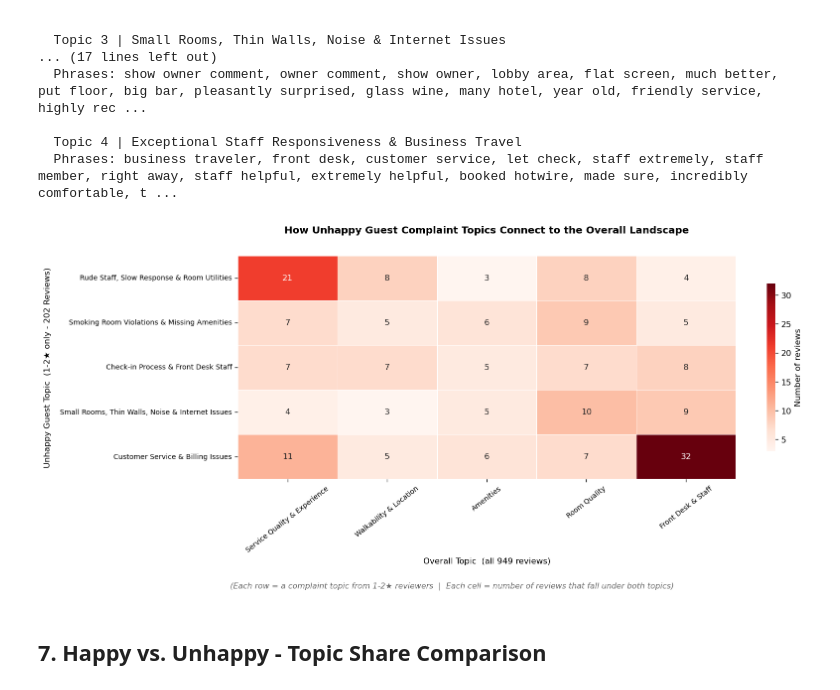
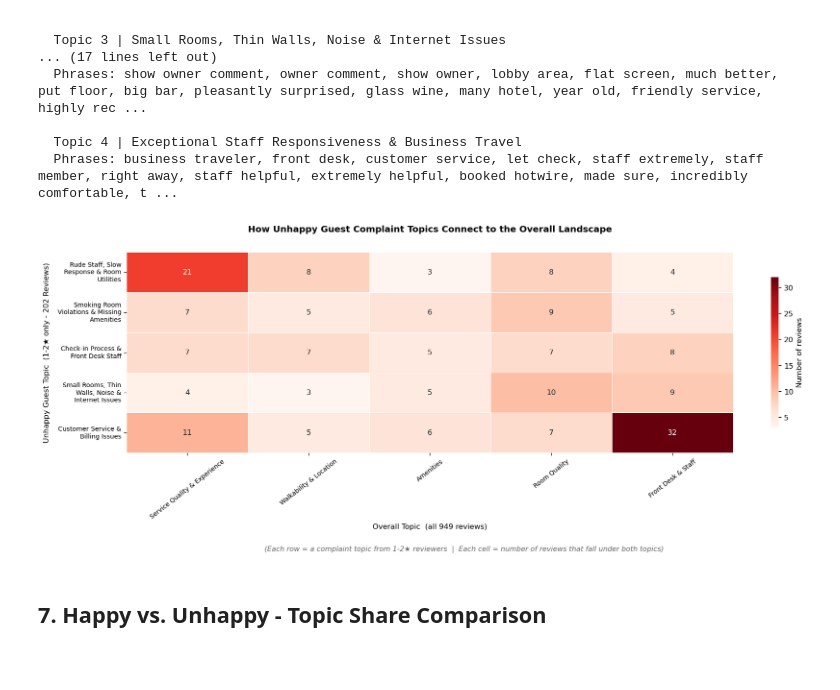
Before and after one commit to jtmcginley123/languageanalytics, a Jupyter notebook: Justus/hotel_topic_modeling.ipynb, the cells around one changed output. Drawn from its saved outputs; the diff is of its cells as text; code cells hidden in the pictures; blank space fills up the shorter version.

```diff
--- a/Justus/hotel_topic_modeling.ipynb
+++ b/Justus/hotel_topic_modeling.ipynb
@@ -181,16 +181,22 @@ def preprocess(text):
 
 df['clean_text'] = df['reviewContent'].apply(preprocess)
 
-# add wordcloud for happy and unhappy reviews
-fig, axes = plt.subplots(1, 3, figsize=(18, 5))
-fig.suptitle('Word Clouds by Sentiment Segment',
+# Word clouds using bigram frequencies
+fig, axes = plt.subplots(1, 2, figsize=(12, 5))
+fig.suptitle('Word Clouds by Sentiment Segment (bigrams)',
              fontsize=14, fontweight='bold', y=1.01)
-segments = ['unhappy', 'neutral', 'happy']
+segments = ['unhappy', 'happy']
 for i, seg in enumerate(segments):
-    text = ' '.join(df[df['sentiment'] == seg]['clean_text'])
+    texts = df[df['sentiment'] == seg]['clean_text'].tolist()
+
+    # Build bigram frequency dict for this segment
+    vec = CountVectorizer(ngram_range=(2, 2), max_features=200)
+    dtm = vec.fit_transform(texts)
+    freqs = dict(zip(vec.get_feature_names_out(), dtm.sum(axis=0).A1))
+
     wc = wordcloud.WordCloud(width=600, height=400, background_color='white',
                    colormap='Reds' if seg == 'unhappy' else 'Greens' if seg == 'happy' else 'Greys',
-                   max_words=100).generate(text)
+                   max_words=100).generate_from_frequencies(freqs)
     axes[i].imshow(wc, interpolation='bilinear')
     axes[i].set_title(f'{seg.capitalize()} Reviews', fontsize=12, fontweight='bold')
     axes[i].axis('off')
@@ -373,6 +379,8 @@ print_topics(lda_happy, vec_happy.get_feature_names_out(), TOPIC_LABELS_HAPPY)
   Topic 4 | Exceptional Staff Responsiveness & Business Travel
   Phrases: business traveler, front desk, customer service, let check, staff extremely, staff member, right away, staff helpful, extremely helpful, booked hotwire, made sure, incredibly comfortable, t ...
 # %%
+import textwrap
+
 # Map each unhappy review's segment topic → its corresponding overall topic
 df_unhappy_viz = df_unhappy.copy()
 df_unhappy_viz['seg_topic']       = lda_unhappy.transform(dtm_unhappy).argmax(axis=1)
@@ -384,37 +392,41 @@ crosstab = pd.crosstab(df_unhappy_viz['seg_topic_label'], df_unhappy_viz['all_to
 
 # Order rows by unhappy topic index; order columns to match the bar chart (TOPIC_LABELS_ALL order)
 row_order = [TOPIC_LABELS_UNHAPPY[i] for i in sorted(TOPIC_LABELS_UNHAPPY) if TOPIC_LABELS_UNHAPPY[i] in crosstab.index]
 col_order = [TOPIC_LABELS_ALL[i]     for i in sorted(TOPIC_LABELS_ALL)     if TOPIC_LABELS_ALL[i]     in crosstab.columns]
 crosstab  = crosstab.reindex(index=row_order, columns=col_order)
 
-fig, ax = plt.subplots(figsize=(14, 6))
+fig, ax = plt.subplots(figsize=(16, 6))
 sns.heatmap(
     crosstab,
     annot=True, fmt='d', cmap='Reds',
     linewidths=0.6, linecolor='white',
     cbar_kws={'label': 'Number of reviews', 'shrink': 0.75},
     ax=ax
 )
 
+# Wrap y-axis tick labels at 22 characters
+wrapped_ylabels = [textwrap.fill(lbl.get_text(), width=22) for lbl in ax.get_yticklabels()]
+ax.set_yticklabels(wrapped_ylabels, fontsize=8.5, va='center')
+
 ax.set_title(
     'How Unhappy Guest Complaint Topics Connect to the Overall Landscape\n',
     fontsize=12, fontweight='bold', pad=14
 )
 ax.set_xlabel('Overall Topic  (all 949 reviews)', fontsize=10, labelpad=5)
 ax.set_ylabel('Unhappy Guest Topic  (1-2★ only - 202 Reviews)', fontsize=10, labelpad=10)
 ax.tick_params(axis='x', rotation=38, labelsize=8.5)
-ax.tick_params(axis='y', rotation=0,  labelsize=8.5)
+ax.tick_params(axis='y', rotation=0)
 
 plt.tight_layout()
 fig.text(
     0.5, -0.04,
     '(Each row = a complaint topic from 1-2★ reviewers  |  Each cell = number of reviews that fall under both topics)',
     ha='center', fontsize=9.5, color='dimgray', style='italic'
 )
-plt.savefig('fig_unhappy_topic_map.png', bbox_inches='tight')
+plt.savefig('fig4_unhappy_topic_map.png', bbox_inches='tight')
 plt.show()
 # %% [output]
-[figure, old version]
+[figure, new version]
 # %% [markdown]
 ## 7. Happy vs. Unhappy - Topic Share Comparison
 # %%
```
Also changed, not shown: parts of 6 cells of this notebook.
